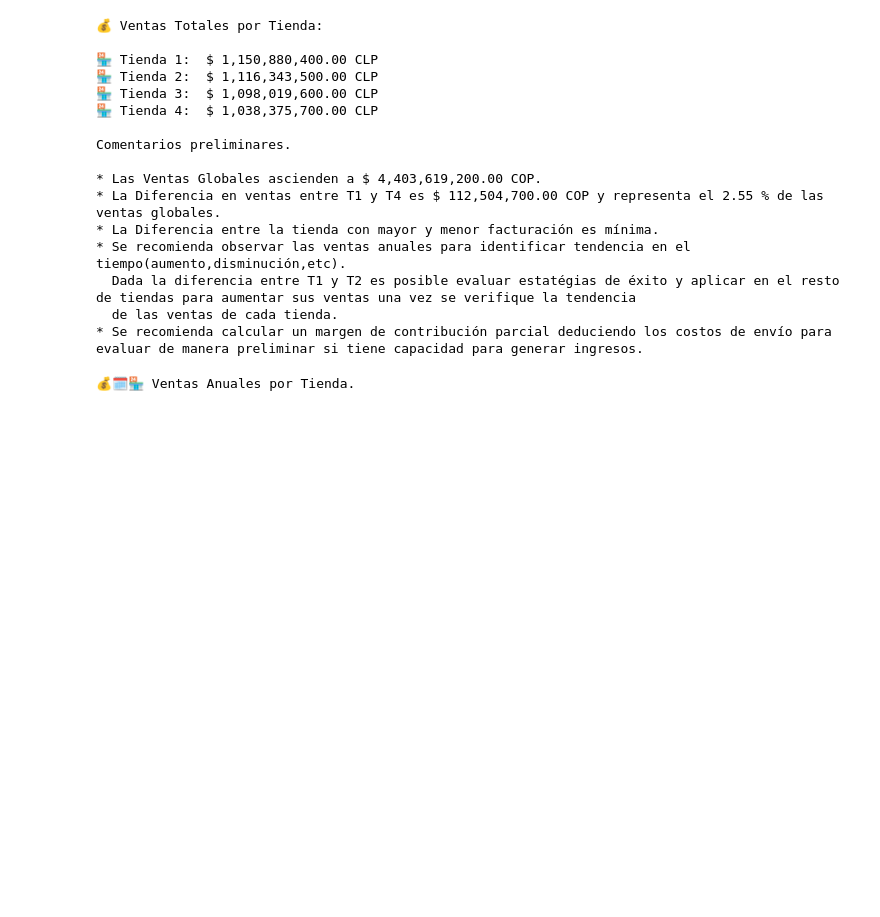
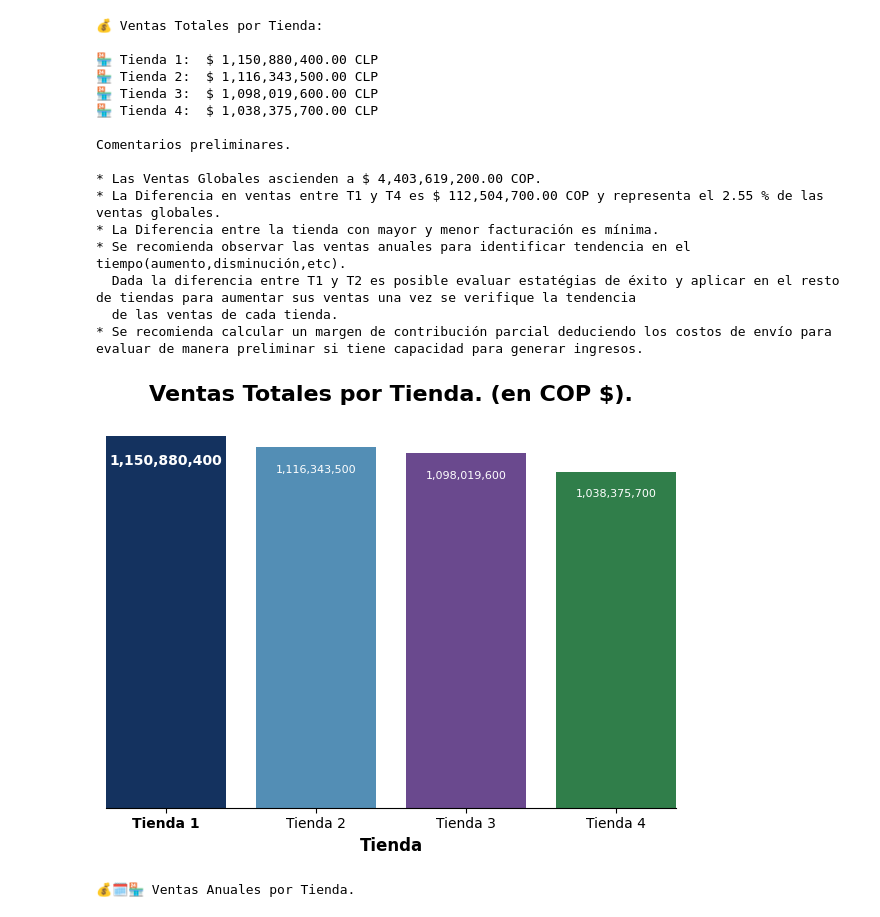
Before and after one commit to EuniceGarcia503/Challenge1_AluraStore, a Jupyter notebook: AluraStoreLatam.ipynb, the cells around one changed output. Drawn from its saved outputs; the diff is of its cells as text; code cells hidden in the pictures; blank space fills up the shorter version.

Commit message:
Agrego: código p/gráfico de barra vertical ventas totales por tienda.

```diff
--- a/AluraStoreLatam.ipynb
+++ b/AluraStoreLatam.ipynb
@@ -187,6 +187,75 @@ Comentarios preliminares.
   Dada la diferencia entre T1 y T2 es posible evaluar estatégias de éxito y aplicar en el resto de tiendas para aumentar sus ventas una vez se verifique la tendencia
   de las ventas de cada tienda.
 * Se recomienda calcular un margen de contribución parcial deduciendo los costos de envío para evaluar de manera preliminar si tiene capacidad para generar ingresos.
+# %%
+#Gráfico de barra vertical para las ventas totales por tienda.
+#Calcular facturación total por tienda
+facturacion_tienda = df_vt_portienda.copy()
+
+# Identificar tienda de mayor facturación
+tienda_max = df_vt_portienda.loc[facturacion_tienda['Ventas_Totales'].idxmax(), 'Tienda']
+
+# Diccionario de colores (ya debes tenerlo)
+# Colores para identificar c/tienda en los gráficos.
+colores_tiendas = {
+        'Tienda 1': '#08306b',
+        'Tienda 2': '#4292c6',
+        'Tienda 3': '#6a3d9a',
+        'Tienda 4': '#238b45'
+    }
+
+plt.figure(figsize=(6, 5))
+ax = sns.barplot(
+    data=facturacion_tienda,
+    x='Tienda',
+    y='Ventas_Totales',
+    palette=colores_tiendas,
+    hue='Tienda',
+    legend=False
+)
+
+# Título y etiquetas
+ax.set_title("Ventas Totales por Tienda. (en COP $).", fontsize=16, fontweight='bold', loc='center', pad=25)
+ax.set_xlabel("Tienda", fontsize=12, fontweight='bold')
+ax.yaxis.set_visible(False)
+
+# Quitar bordes del gráfico
+for spine in ['top', 'right', 'left']:
+    ax.spines[spine].set_visible(False)
+
+# Opcional: eliminar margen interno
+plt.margins(x=0, y=0)
+
+
+# Valores de en barra diferenciados.
+for patch, tienda in zip(ax.patches, facturacion_tienda['Tienda']):
+    height = patch.get_height()
+    x = patch.get_x() + patch.get_width() / 2
+    y = patch.get_y() + height - (0.05 * height)  # Un poquito por debajo del borde superior
+
+    is_max = tienda == tienda_max
+
+    ax.text(
+        x, y,
+        f'{height:,.0f}',
+        ha='center',
+        va='top',  # Alineado desde la parte superior del texto
+        fontsize=10 if is_max else 8,
+        fontweight='bold' if is_max else 'normal',
+        color='white'
+    )
+
+#Resaltar etiqueta del eje X solo para la tienda con mayor facturación
+for label in ax.get_xticklabels():
+    if label.get_text() == tienda_max:
+        label.set_fontweight('bold')
+
+#Ajustes de espacio.
+plt.subplots_adjust(left=0.02, right=0.98, top=0.95)
+plt.tight_layout()
+plt.show()
+# %% [output]
+[figure, added]
 # %%
 #Código para calcular las ventas anuales por tienda.
 
```
